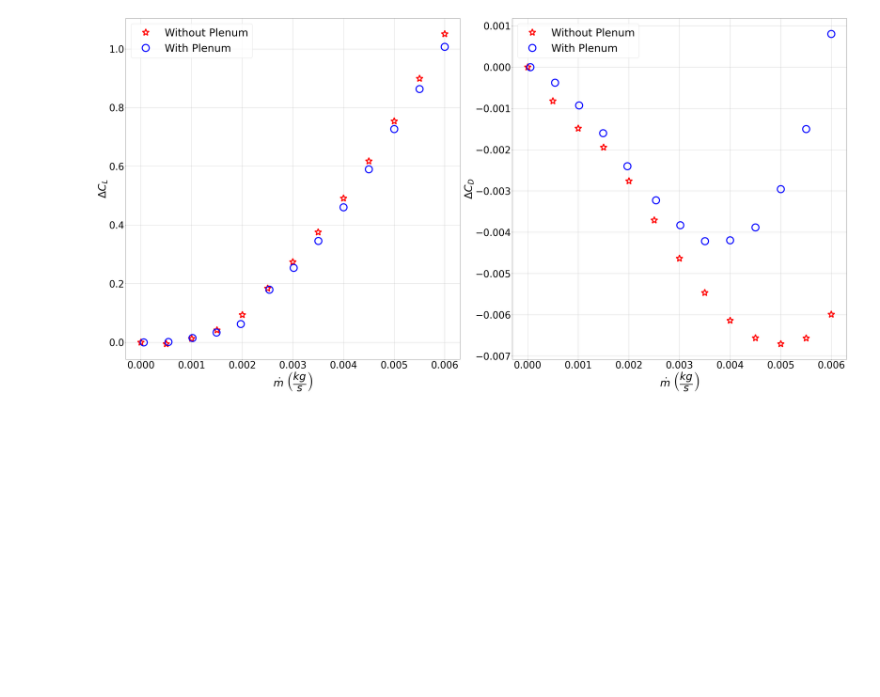
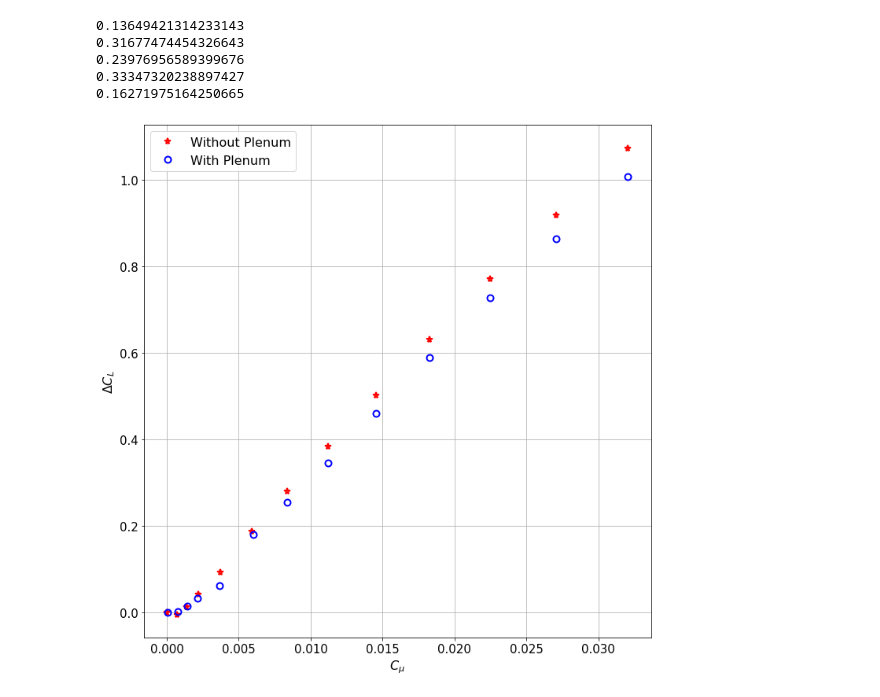
Before and after one commit to jimmikehank/cfd, a Jupyter notebook: bezier_coanda_pl/data_process.ipynb, the cells around one changed output. Drawn from its saved outputs; the diff is of its cells as text; code cells hidden in the pictures; blank space fills up the shorter version.

Commit message:
Modified codes for thesis work

```diff
--- a/bezier_coanda_pl/data_process.ipynb
+++ b/bezier_coanda_pl/data_process.ipynb
@@ -37,6 +37,7 @@ def retrieve_lift(folder):
     forces = np.zeros(3)
     moments = np.zeros(3)
     time = np.array([])
+    fv = np.zeros(3)
 
     for file in files:
         with open("{}/postProcessing/forces/{}/forces.dat".format(folder,file)) as f:
@@ -57,7 +58,8 @@ def retrieve_lift(folder):
             forces = np.vstack([forces, pressure_forces + viscous_forces])
             moments = np.vstack([moments, pressure_moments + viscous_moments])
             time = np.append(time,float(file))
-    return forces, moments, time
+            fv = np.vstack([fv,viscous_forces])
+    return forces, moments, time, fv
 
 def massflow_bc(case_folder = './'):
     import pyvista as pv
@@ -91,7 +114,9 @@ from matplotlib import pyplot as plt
 from processing import *
 from bezier_foil import *
 
-parent = '/home/james/Documents/research/completed_cases/plenum_comparison/'
+parent = '/home/james/Documents/research/completed_cases/plenum_comparison1/'
+
+vom = 24.1/0.001
 
 meanflow = 32.4074
 c = 0.3
@@ -110,52 +135,78 @@ CL = np.zeros([M,N,2])
 CD = np.zeros([M,N,2])
 mdotspl = np.zeros(N)
 cmupl = np.zeros(N)
 cmusi = np.zeros(N)
+sep = np.zeros([M,N,2])
+
 for i in range(M):
     aoa = aoas[i]
-    plt.figure(figsize=[48,24])
     alpha = aoa * np.pi / 180
     for j in range(N):
         target_pl = parent + '/plenum/aoa{}_mdot{}/'.format(aoas[i],round(mdots[j],4))
-        F,M,tt = retrieve_lift(target_pl)
+        F,M,tt,fvpl = retrieve_lift(target_pl)
         vjetpl = max_velocity(target_pl)
-        lifts[i,j,1] = F[-1,1] * np.cos(alpha) - F[-1,0] * np.sin(alpha)
-        drags[i,j,1] = F[-1,0] * np.cos(alpha) + F[-1,1] * np.sin(alpha)
+        pl_thrust = thrust_pbc(case_folder=target_pl)
+#         print('mdot: {}, thrust: {}'.format(mdots[j],pl_thrust))
+        lifts[i,j,1] = F[-1,1] * np.cos(alpha) - (F[-1,0]-pl_thrust) * np.sin(alpha)
+        drags[i,j,1] = (F[-1,0]-pl_thrust) * np.cos(alpha) + F[-1,1] * np.sin(alpha)
+        fvpl = fvpl[-1,0]
+        sep[i,j,1] = separation_angle_find(case_folder=target_pl)
 
         mdotspl[j] = massflow_bc(target_pl)
         cmupl[j] = mdotspl[j]*vjetpl / QS
         target_si = parent + '/simple/aoa{}_mdot{}/'.format(aoas[i],round(mdots[j],4))
-        F,M,tt = retrieve_lift(target_si)
-        vjet = max_velocity(target_si)
+        F,Mm,tt,fvsi = retrieve_lift(target_si)
+        fvsi = fvsi[-1,0]
+        try:
+            vjet = max_velocity(target_si)
+        except:
+            print(target_si)
+        if vjet < 45:
+            vjet = vom * mdots[j]
+        else:
+            vjet = vjet
         cmusi[j] = mdots[j]*vjetpl / QS
         lifts[i,j,0] = F[-1,1] * np.cos(alpha) - (F[-1,0]-mdots[j]*vjet) * np.sin(alpha)
         drags[i,j,0] = (F[-1,0]-mdots[j]*vjet) * np.cos(alpha) + F[-1,1] * np.sin(alpha)
+        sep[i,j,0] = separation_angle_find(case_folder=target_si)
 
         CL[i,j,:] = (lifts[i,j,:] - lifts[i,0,:]) / QS
         CD[i,j,:] = (drags[i,j,:] - drags[i,0,:]) / QS
 
-    plt.subplot(1,2,1)
-    plt.plot(mdots,CL[i,:,0],'r*',mdotspl,CL[i,:,1],'bo',markersize=32,mfc='none',mew=5)
-    plt.legend(['Without Plenum','With Plenum'],fontsize=48,loc='upper left')
-    plt.xlabel(r'$\dot{m}$ $\left(\dfrac{kg}{s}\right)$',fontsize=48)
-    plt.ylabel(r'$\Delta C_L$',fontsize=48)
-    plt.tick_params(labelsize=44)
+
+#         if aoa == 0:
+#             print("D_diff: {}, visc_diff: {}".format(CD[i,j,1]-CD[i,j,0],(fvpl-fvsi)/QS))
+
+    plt.figure(figsize=[10,10])
+    plt.plot(cmusi,CL[i,:,0],'r*',cmupl,CL[i,:,1],'bo',markersize=8,mfc='none',mew=2)
+    plt.legend(['Without Plenum','With Plenum'],fontsize=16,loc='upper left')
+    plt.xlabel(r'$C_\mu$',fontsize=16)
+    plt.ylabel(r'$\Delta C_L$',fontsize=16)
+    plt.tick_params(labelsize=15)
     plt.grid()
+    plt.tight_layout()
 
-    plt.subplot(1,2,2)
-    plt.plot(mdots,CD[i,:,0],'r*',mdotspl,CD[i,:,1],'bo',markersize=32,mfc='none',mew=5)
-    plt.legend(['Without Plenum','With Plenum'],fontsize=48,loc='upper left')
-    plt.xlabel(r'$\dot{m}$ $\left(\dfrac{kg}{s}\right)$',fontsize=48)
-    plt.ylabel(r'$\Delta C_D$',fontsize=48)
-    plt.tick_params(labelsize=44)
+#     plt.savefig('/home/james/Documents/research/thesis/cfd_plenum_compare_aoa{}_cl.png'.format(aoa))
+
+    plt.figure(figsize=[10,10])
+    plt.plot(cmusi,CD[i,:,0],'r*',cmupl,CD[i,:,1],'bo',markersize=8,mfc='none',mew=2)
+    plt.legend(['Without Plenum','With Plenum'],fontsize=16,loc='upper center')
+    plt.xlabel(r'$C_\mu$',fontsize=16)
+    plt.ylabel(r'$\Delta C_D$',fontsize=16)
+    plt.tick_params(labelsize=15)
     plt.grid()
 
     plt.tight_layout()
-#     plt.savefig('/home/james/Documents/research/figures/thesis_figs/cfd_plenum_compare_aoa{}.png'.format(aoa))
-
-
+    plt.savefig('/home/james/Documents/research/thesis/cfd_plenum_compare_aoa{}_cd_novisc.png'.format(aoa))
+    print(np.max(abs(CD[i,:,0]-CD[i,:,1]))/(drags[i,0,0]/QS))
+#     print(drags[i,0,:]/QS)
 
 
 CD = drags / QS
 # %% [output]
+0.13649421314233143
+0.31677474454326643
+0.23976956589399676
+0.33347320238897427
+0.16271975164250665
-[figure, old version]
+[figure, new version]
```
Also changed, not shown: parts of 5 cells of this notebook, 50 other files.
